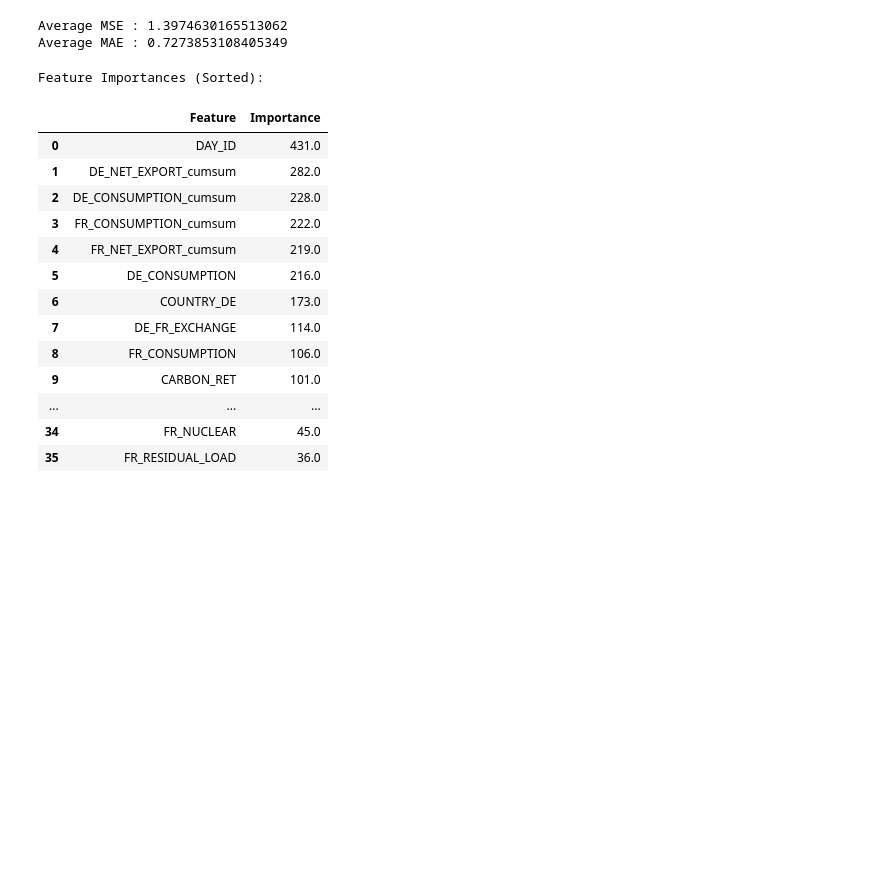
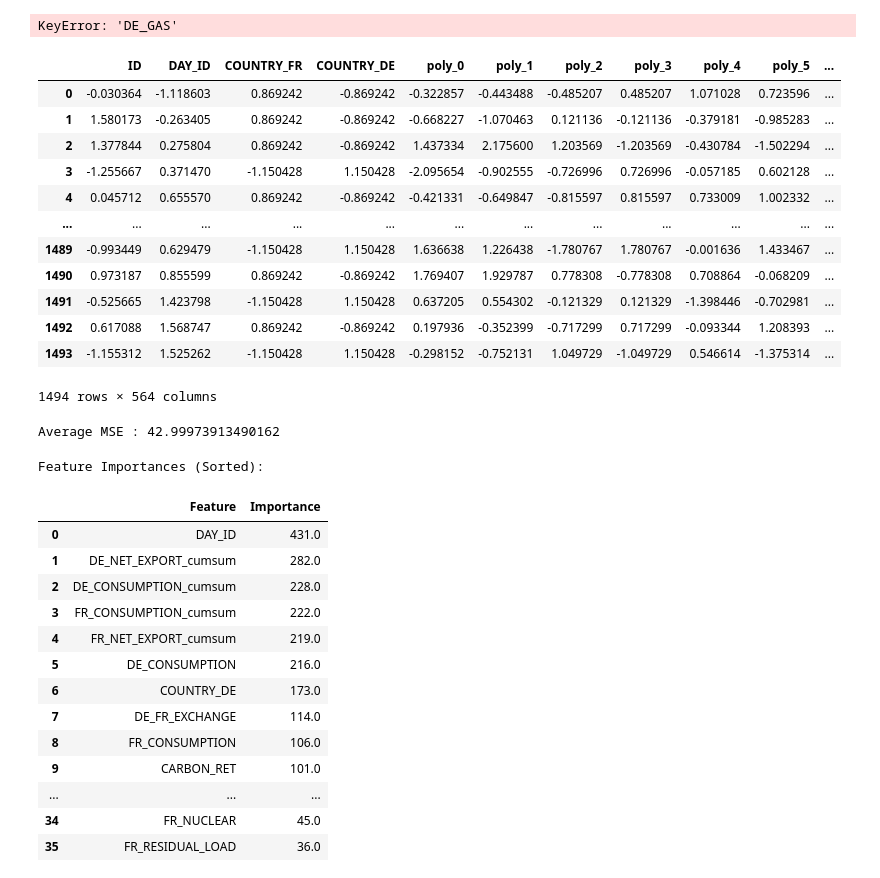
Before and after one commit to alexandra-pricop/EnsembleLearning, a Jupyter notebook: XGBoost.ipynb, the cells around one changed output. Cells and saved outputs as stored; diff of their text form; code cells hidden in the pictures; blank space fills up the shorter version.

```diff
--- a/XGBoost.ipynb
+++ b/XGBoost.ipynb
@@ -50,7 +58,52 @@ x_train_imputed = pd.DataFrame(x_train_scaled, columns=x_train_imputed.columns)
+# %%
+X_train_numeric = x_train_imputed.drop(['ID', 'DAY_ID', 'COUNTRY_FR', 'COUNTRY_DE'], axis=1)
+
+# Initialize PolynomialFeatures
+poly = PolynomialFeatures(degree=2, include_bias=False)
+
+# Fit and transform the data
+X_train_poly = poly.fit_transform(X_train_numeric)
+
+
+poly_feature_names = [f"poly_{i}" for i in range(X_train_poly.shape[1])]
+
+X_train_poly_df = pd.DataFrame(X_train_poly, columns=poly_feature_names)
+
+X_train_poly_full = pd.concat([x_train_imputed[['ID', 'DAY_ID', 'COUNTRY_FR', 'COUNTRY_DE']], X_train_poly_df], axis=1)
+
+x_train_imputed = X_train_poly_full
 # %%
+x_train_imputed['DE_GAS_COAL_INTERACTION'] = x_train_imputed['DE_GAS'] * x_train_imputed['DE_COAL']
+x_train_imputed['DE_NET_EXPORT_cumsum'] = x_train_imputed.groupby('DAY_ID')['DE_NET_EXPORT'].cumsum()
+x_train_imputed['FR_NET_EXPORT_cumsum'] = x_train_imputed.groupby('DAY_ID')['FR_NET_EXPORT'].cumsum()
+x_train_imputed['FR_CONSUMPTION_cumsum'] = x_train_imputed.groupby('DAY_ID')['FR_CONSUMPTION'].cumsum()
+x_train_imputed['DE_CONSUMPTION_cumsum'] = x_train_imputed.groupby('DAY_ID')['DE_CONSUMPTION'].cumsum()
+
 x_train_imputed.drop('ID', axis = 1, inplace = True)
 
 y_train.drop('ID', axis = 1, inplace = True)
+# %% [output]
+KeyError: 'DE_GAS'
+# %%
+scaler = StandardScaler()
+x_train_scaled= scaler.fit_transform(x_train_imputed)
+x_train_imputed = pd.DataFrame(x_train_scaled, columns=x_train_imputed.columns)
+
+x_train_imputed
+# %% [output]
+|  | ID | DAY_ID | COUNTRY_FR | COUNTRY_DE | poly_0 | poly_1 | poly_2 | poly_3 | poly_4 | poly_5 | ... |
+| 0 | -0.030364 | -1.118603 | 0.869242 | -0.869242 | -0.322857 | -0.443488 | -0.485207 | 0.485207 | 1.071028 | 0.723596 | ... |
+| 1 | 1.580173 | -0.263405 | 0.869242 | -0.869242 | -0.668227 | -1.070463 | 0.121136 | -0.121136 | -0.379181 | -0.985283 | ... |
+| 2 | 1.377844 | 0.275804 | 0.869242 | -0.869242 | 1.437334 | 2.175600 | 1.203569 | -1.203569 | -0.430784 | -1.502294 | ... |
+| 3 | -1.255667 | 0.371470 | -1.150428 | 1.150428 | -2.095654 | -0.902555 | -0.726996 | 0.726996 | -0.057185 | 0.602128 | ... |
+| 4 | 0.045712 | 0.655570 | 0.869242 | -0.869242 | -0.421331 | -0.649847 | -0.815597 | 0.815597 | 0.733009 | 1.002332 | ... |
+| ... | ... | ... | ... | ... | ... | ... | ... | ... | ... | ... | ... |
+| 1489 | -0.993449 | 0.629479 | -1.150428 | 1.150428 | 1.636638 | 1.226438 | -1.780767 | 1.780767 | -0.001636 | 1.433467 | ... |
+| 1490 | 0.973187 | 0.855599 | 0.869242 | -0.869242 | 1.769407 | 1.929787 | 0.778308 | -0.778308 | 0.708864 | -0.068209 | ... |
+| 1491 | -0.525665 | 1.423798 | -1.150428 | 1.150428 | 0.637205 | 0.554302 | -0.121329 | 0.121329 | -1.398446 | -0.702981 | ... |
+| 1492 | 0.617088 | 1.568747 | 0.869242 | -0.869242 | 0.197936 | -0.352399 | -0.717299 | 0.717299 | -0.093344 | 1.208393 | ... |
+| 1493 | -1.155312 | 1.525262 | -1.150428 | 1.150428 | -0.298152 | -0.752131 | 1.049729 | -1.049729 | 0.546614 | -1.375314 | ... |
+1494 rows × 564 columns
 # %%
 #Run baseline model
 xgb_reg = XGBRegressor(objective='reg:squarederror', random_state=42)
@@ -65,8 +118,7 @@ print(f'Average MAE : {-np.mean(mae_scores)}')
 #Average MSE : 1.3974630165513062
 #Average MAE : 0.7273853108405349
 # %% [output]
-Average MSE : 1.3974630165513062
-Average MAE : 0.7273853108405349
+Average MSE : 42.99973913490162
 # %%
 xgb_reg.fit(x_train_imputed, y_train)
 booster = xgb_reg.get_booster()
```
Also changed, not shown: parts of 3 cells of this notebook, 1 other file.
